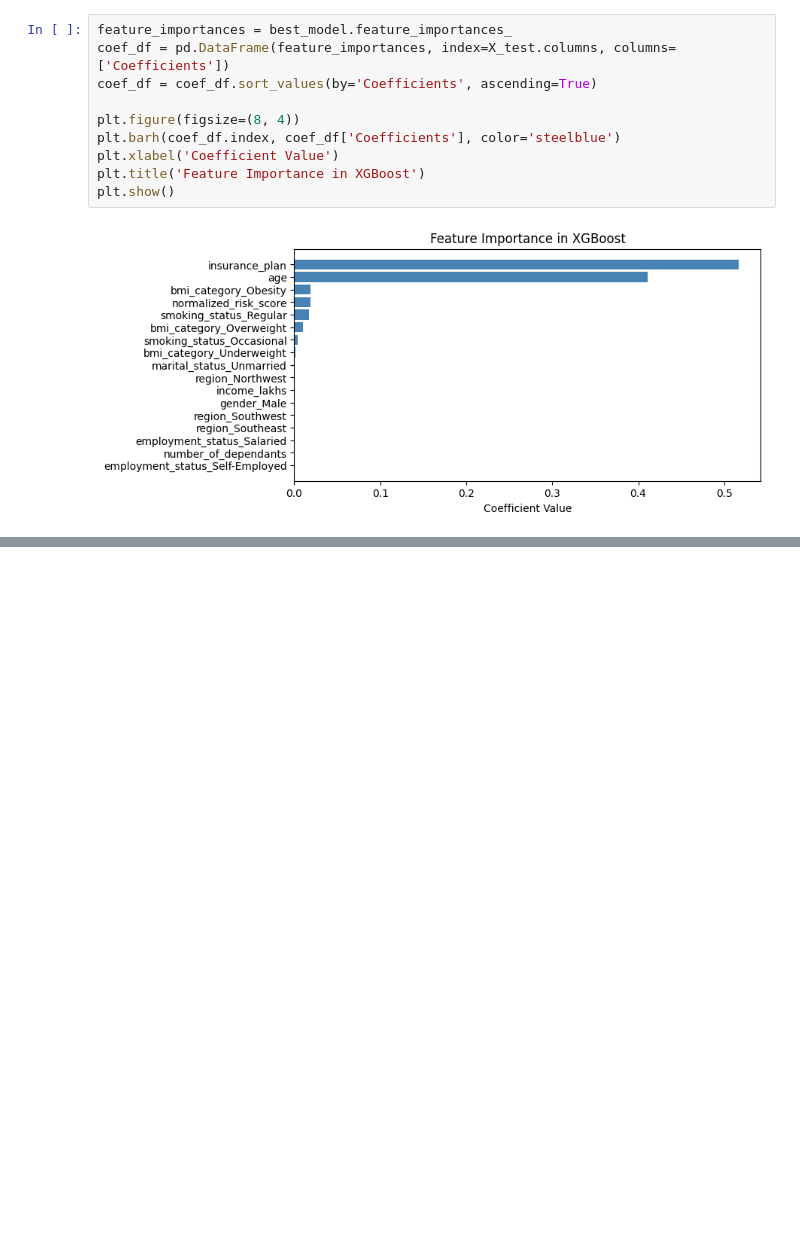
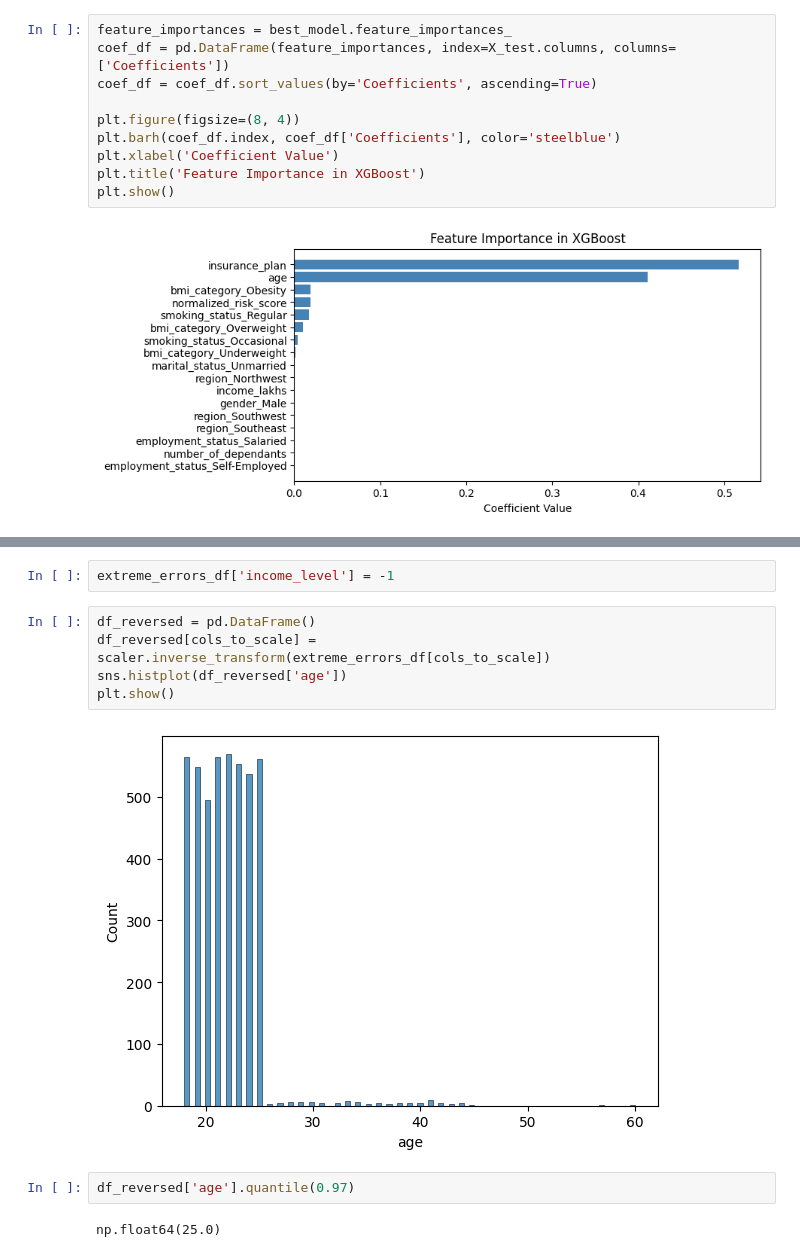
Before and after one commit to ali-liyakat/Healthcare_Premium_Prediction, a Jupyter notebook: premium_prediction.ipynb, the cells around one changed output, grey strips where cells are left out. Drawn from its saved outputs; the diff is of its cells as text; blank space fills up the shorter version.

```diff
--- a/premium_prediction.ipynb
+++ b/premium_prediction.ipynb
@@ -629,0 +730,13 @@ plt.show()
+# %%
+extreme_errors_df['income_level'] = -1
+# %%
+df_reversed = pd.DataFrame()
+df_reversed[cols_to_scale] = scaler.inverse_transform(extreme_errors_df[cols_to_scale])
+sns.histplot(df_reversed['age'])
+plt.show()
+# %% [output]
+[figure, added]
+# %%
+df_reversed['age'].quantile(0.97)
+# %% [output]
+np.float64(25.0)
```
Also changed, not shown: parts of 10 cells of this notebook.
